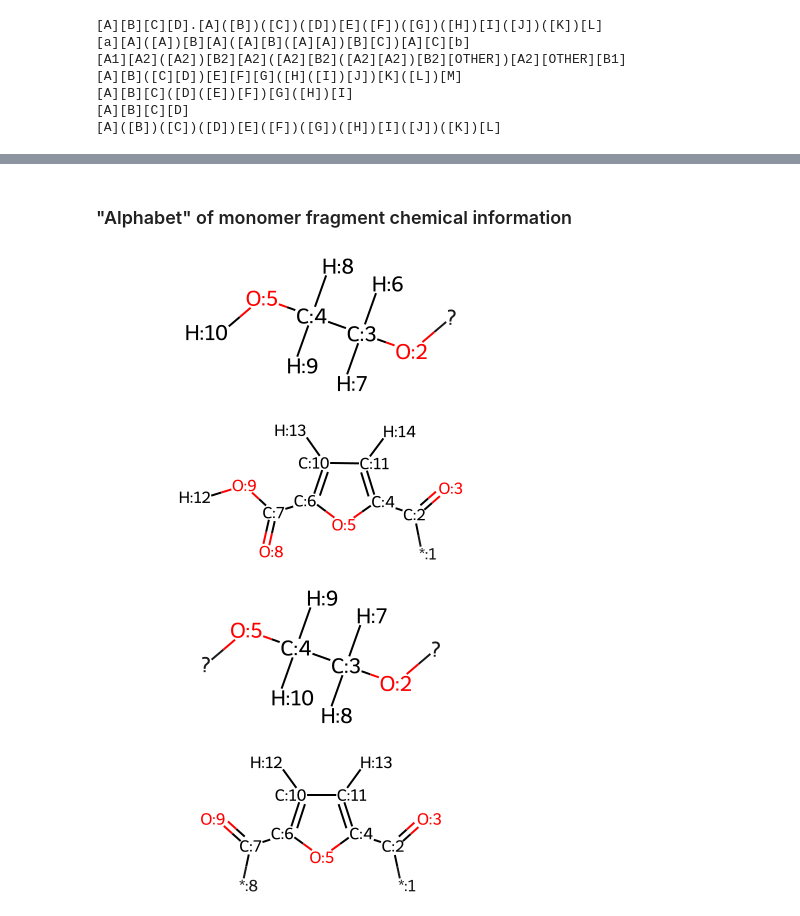
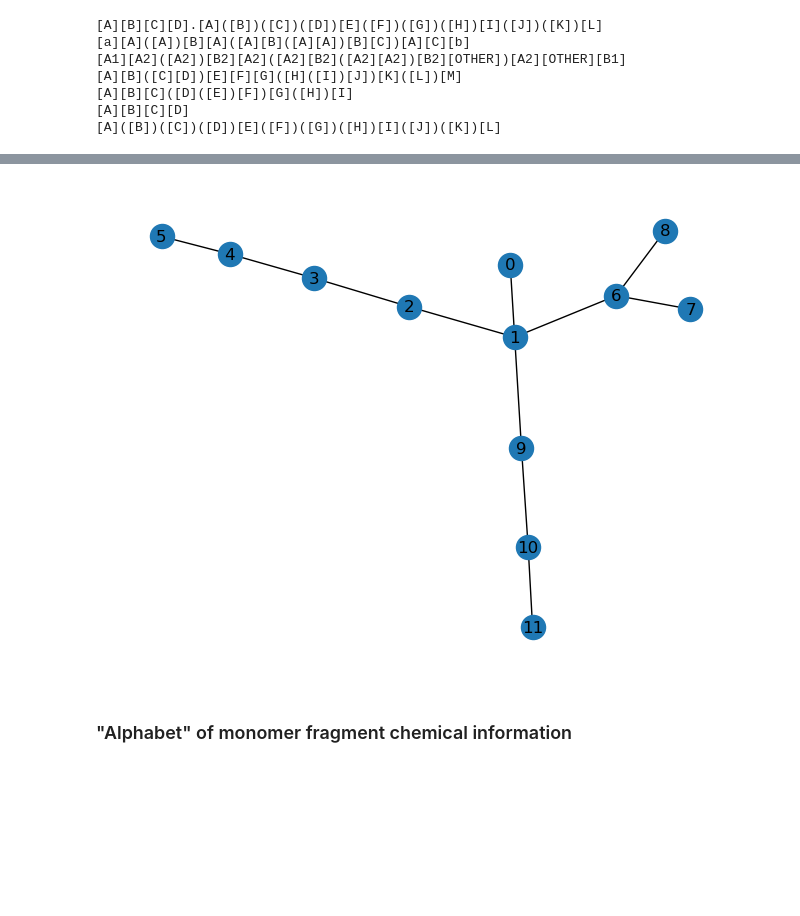
Before and after one commit to timbernat/polymer_workbench, a Jupyter notebook: new_feature_dev.ipynb, the cells around one changed output, grey strips where cells are left out. Cells and saved outputs as stored; diff of their text form; code cells hidden in the pictures; blank space fills up the shorter version.

Commit message:
Wrote initial working finite state machine implementation of the SMIDGE string parser

```diff
--- a/new_feature_dev.ipynb
+++ b/new_feature_dev.ipynb
@@ -254,0 +427,4 @@ G._passes_string_conversion_tests()
+# %%
+# test = f'{tests[-2]}.{tests[-2]}'
+test = '[a]{-1}[A]({2-3}[B]{2=5}[C]{5=2}[B]{3-6}[b])({2-3}[B]({3-6}[b]){3-}[a]){-}[A]{2-2}[B]{3-6}[b]'
+test
@@ -254,0 +433,3 @@ G._passes_string_conversion_tests()
+# %%
+parser = SMIDGEParser()
+G = parser.read_smidge(test)
@@ -255,3 +454,7 @@ G._passes_string_conversion_tests()
+# %%
+G.visualize(show_names=False)
+# %% [output]
+[figure, added]
 # %% [markdown]
 ### "Alphabet" of monomer fragment chemical information
 # %%
@@ -329,8 +531,10 @@ class PolymerStructure:
 
         return True
 # %%
+from string import ascii_uppercase
 from polymerist.monomers import MonomerGroup
-from string import ascii_uppercase
+from polymerist.rdutils.bonding.portlib import get_ports
+
 
 parent_monomers = {
     'ethane-1,2-diol' : 'OCCO',
@@ -344,14 +548,13 @@ monomer_aliases = {
 monogrp = MonomerGroup.from_file('poly(ethane-1,2-diol-co-furan-2,5-dicarboxylic acid).json')
 moldict, monosmiles = {}, {}
 for mononame, rdmol in monogrp.iter_rdmols():
+    for i, port in enumerate(get_ports(rdmol)):
+        rdmol.GetAtomWithIdx(port.linker.GetIdx()).SetIsotope(i)
+
+    print(mononame)
     display(rdmol)
     moldict[   mononame] = rdmol
     monosmiles[mononame] = Chem.MolToSmiles(rdmol)
-# %% [output]
-[figure, removed]
-[figure, removed]
-[figure, removed]
-[figure, removed]
 # %%
 from polymerist.monomers import specification
 
```
Also changed, not shown: parts of 22 cells of this notebook.
